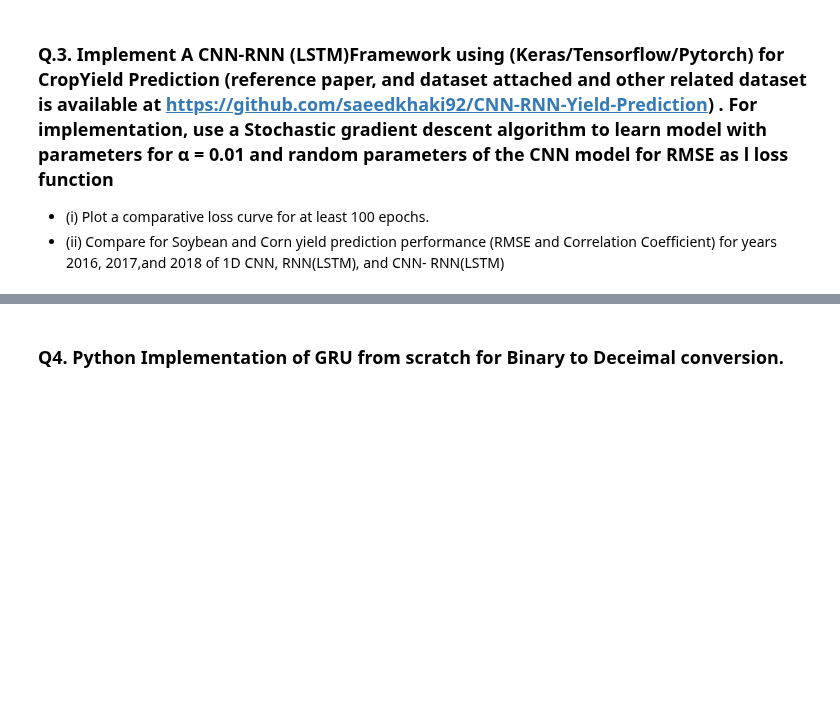
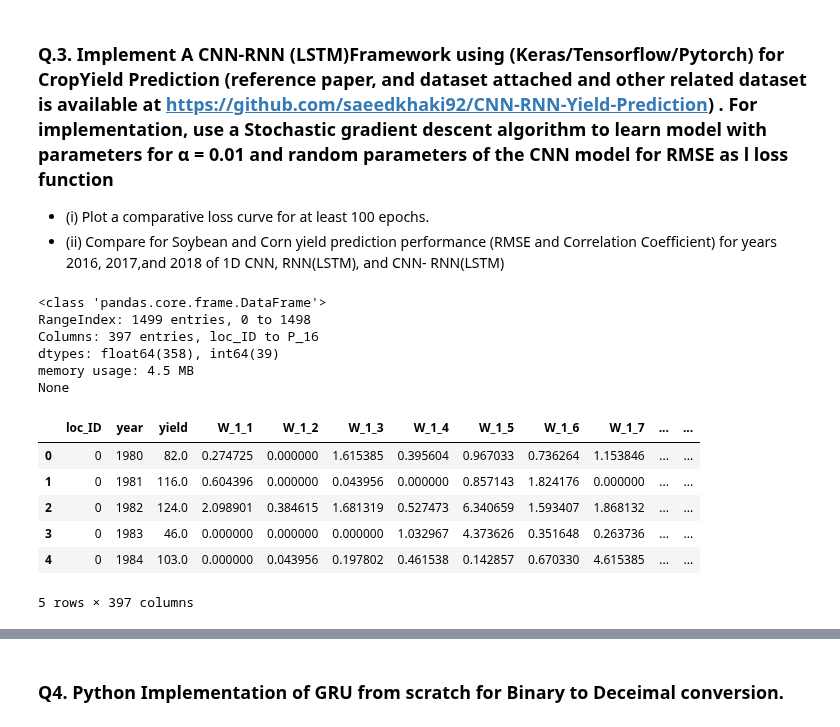
Before and after one commit to Adithya-Jayan/EC460_NNDL, a Jupyter notebook: Assignment5.ipynb, the cells around one changed output, grey strips where cells are left out. Cells and saved outputs as stored; diff of their text form; code cells hidden in the pictures; blank space fills up the shorter version.

```diff
--- a/Assignment5.ipynb
+++ b/Assignment5.ipynb
@@ -479,3 +492,25 @@ Octal:  [0. 0. 1. 2.]
 ### Q.3. Implement A CNN-RNN (LSTM)Framework  using  (Keras/Tensorflow/Pytorch) for CropYield Prediction (reference  paper, and dataset attached and other related  dataset is available at https://github.com/saeedkhaki92/CNN-RNN-Yield-Prediction) . For implementation, use a Stochastic gradient descent algorithm to learn model with parameters for α = 0.01 and random parameters of the CNN model for  RMSE as l loss function
 - (i) Plot a comparative loss curve for at least 100 epochs.
 - (ii) Compare  for Soybean  and Corn  yield prediction performance (RMSE and Correlation Coefﬁcient)  for years 2016, 2017,and 2018 of 1D CNN, RNN(LSTM), and CNN- RNN(LSTM)
+# %%
+path = "Data/"
+x_corn = pd.read_csv(path+'corn_samples.txt')
+y_corn = pd.read_csv(path+'corn_samples.txt')
+x_soy = pd.read_csv(path+'soybean_samples.txt')
+y_soy = pd.read_csv(path+'soybean_samples.txt')
+print(x_corn.info())
+x_corn.head()
+# %% [output]
+<class 'pandas.core.frame.DataFrame'>
+RangeIndex: 1499 entries, 0 to 1498
+Columns: 397 entries, loc_ID to P_16
+dtypes: float64(358), int64(39)
+memory usage: 4.5 MB
+None
+|  | loc_ID | year | yield | W_1_1 | W_1_2 | W_1_3 | W_1_4 | W_1_5 | W_1_6 | W_1_7 | ... | ... |
+| 0 | 0 | 1980 | 82.0 | 0.274725 | 0.000000 | 1.615385 | 0.395604 | 0.967033 | 0.736264 | 1.153846 | ... | ... |
+| 1 | 0 | 1981 | 116.0 | 0.604396 | 0.000000 | 0.043956 | 0.000000 | 0.857143 | 1.824176 | 0.000000 | ... | ... |
+| 2 | 0 | 1982 | 124.0 | 2.098901 | 0.384615 | 1.681319 | 0.527473 | 6.340659 | 1.593407 | 1.868132 | ... | ... |
+| 3 | 0 | 1983 | 46.0 | 0.000000 | 0.000000 | 0.000000 | 1.032967 | 4.373626 | 0.351648 | 0.263736 | ... | ... |
+| 4 | 0 | 1984 | 103.0 | 0.000000 | 0.043956 | 0.197802 | 0.461538 | 0.142857 | 0.670330 | 4.615385 | ... | ... |
+5 rows × 397 columns
```
Also changed, not shown: parts of 18 cells of this notebook.
